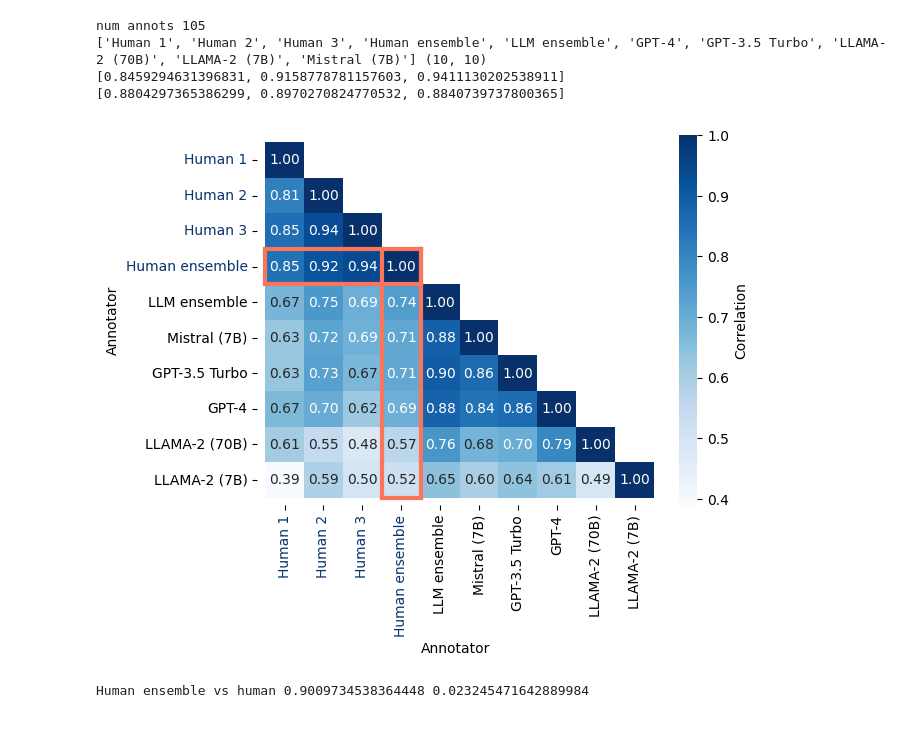
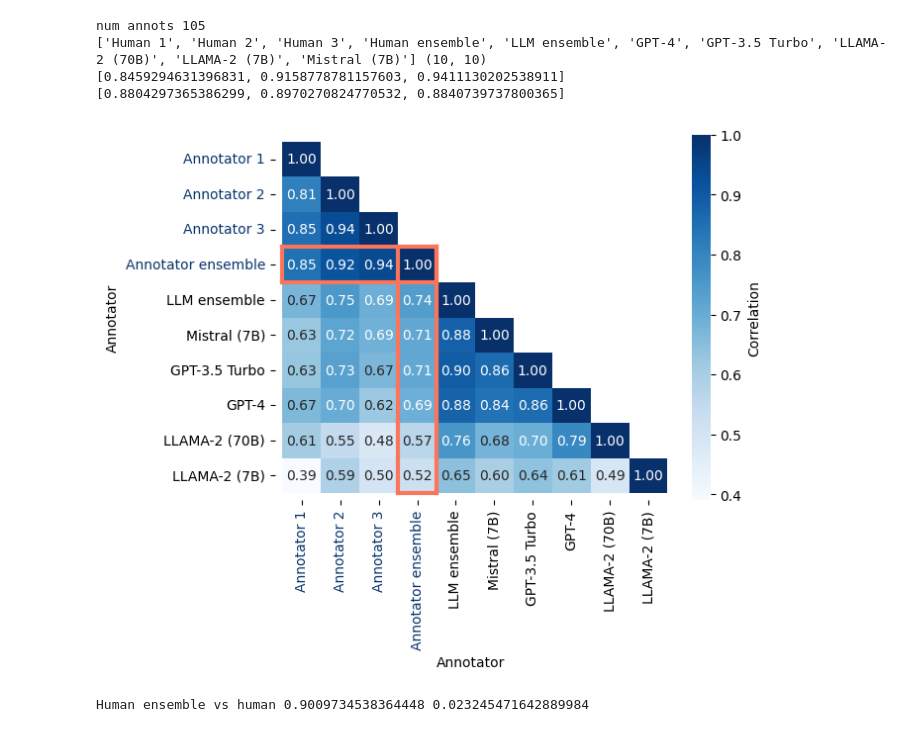
Before and after one commit to csinva/pedidose-efic-analysis, a Jupyter notebook: notebooks/01_sentiment_site_level.ipynb, the cells around one changed output. Cells and saved outputs as stored; diff of their text form; code cells hidden in the pictures.

```diff
--- a/notebooks/01_sentiment_site_level.ipynb
+++ b/notebooks/01_sentiment_site_level.ipynb
@@ -422,6 +426,13 @@ num annots 105
 mask = np.triu(np.ones_like(corr_df, dtype=bool))
 mask[np.diag_indices_from(mask)] = False
 
+rename = {
+    'Human 1': 'Annotator 1',
+    'Human 2': 'Annotator 2',
+    'Human 3': 'Annotator 3',
+    'Human ensemble': 'Annotator ensemble',
+}
+corr_df = corr_df.rename(columns=rename, index=rename)
 ax = sns.heatmap(
     corr_df,
     annot=True, fmt='.2f',
@@ -468,34 +479,34 @@ for r in range(0, 4):
     # if c == 2:
     plt.plot([rx - 0.5, rx + 0.5],
              [cx - 0.5, cx - 0.5], **kwargs)
     # if c == shape[1] - 1:
     plt.plot([rx - 0.5, rx + 0.5],
              [cx + 0.5, cx + 0.5], **kwargs)
     if r == 0:
         plt.plot([rx - 0.5, rx - 0.5],
                  [cx - 0.5, cx + 0.5], **kwargs)
     if r == 3:
         plt.plot([rx + 0.5, rx + 0.5],
                  [cx - 0.5, cx + 0.5], **kwargs)
 
 # set the color of first three xticklabels and yticklabels to blue
 for i, t in enumerate(ax.get_xticklabels()):
     if i < 4:
         t.set_color('#08346c')
 for i, t in enumerate(ax.get_yticklabels()):
     if i < 4:
         t.set_color('#08346c')
 
 
 plt.xlim(-.2, shape[0])
 plt.ylim(shape[1] + 0.2, -.2)
 plt.ylabel('Annotator')
 plt.xlabel('Annotator')
 plt.savefig('../figs/sentiment_correlation.pdf', bbox_inches='tight')
 plt.savefig('../figs/sentiment_correlation.png', bbox_inches='tight', dpi=300)
 plt.show()
 # %% [output]
-[figure, old version]
+[figure, new version]
 # %%
 vals = corr_df.loc['Human ensemble', ['Human 1', 'Human 2', 'Human 3']]
 print('Human ensemble vs human', vals.mean(), vals.sem(ddof=0))
```
Also changed, not shown: parts of 1 cell of this notebook, 1 other file.
